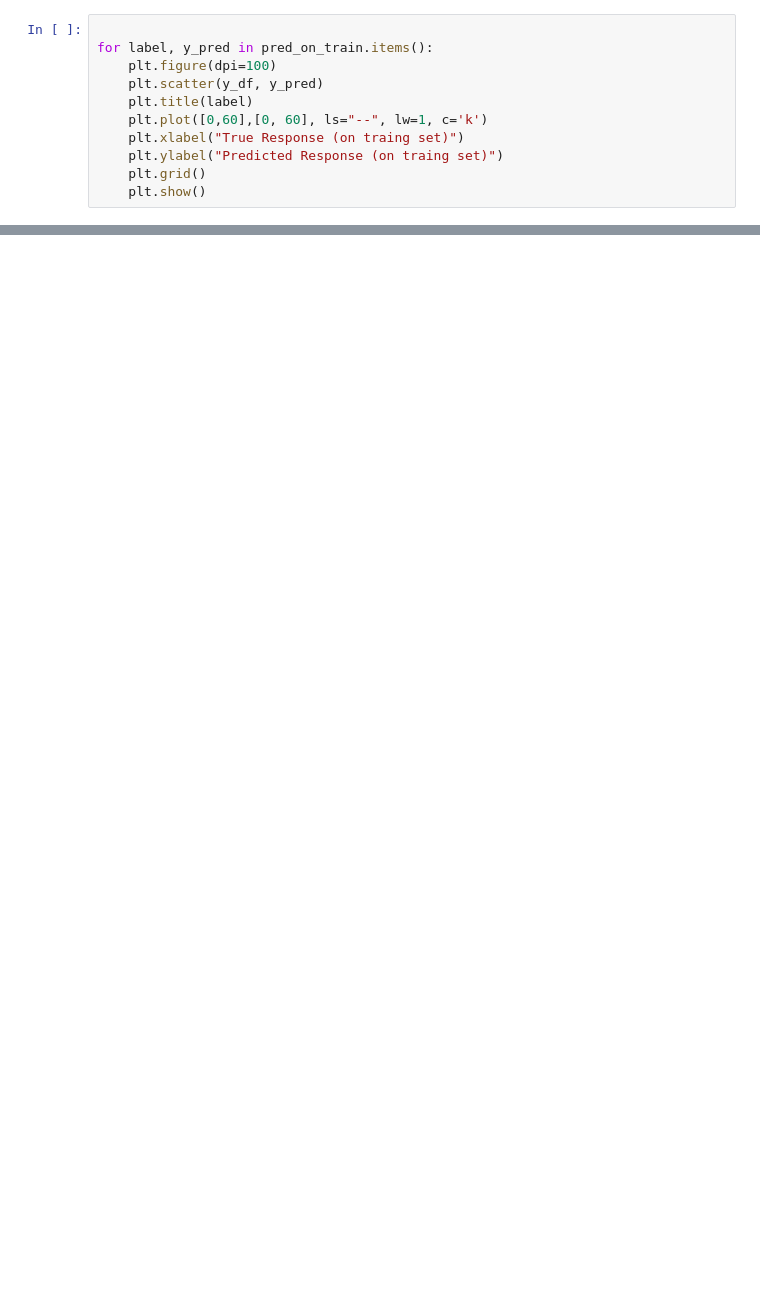
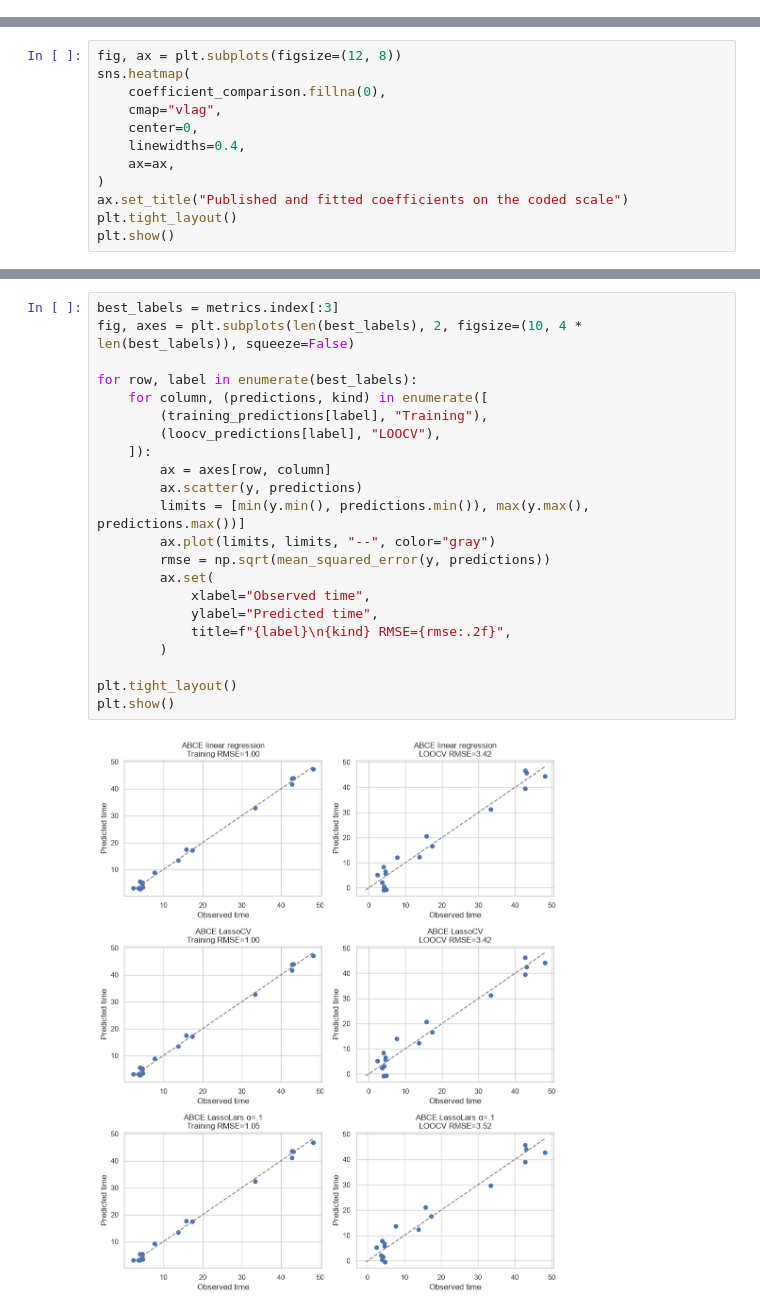
Before and after one commit to danieleongari/definitive_screening_design, a Jupyter notebook: notebooks/5_analysis_of_response_compare.ipynb, the cells around one changed output, grey strips where cells are left out. Saved outputs shown, nothing was run; the diff lists cells and outputs as text; blank space fills up the shorter version.

```diff
--- a/notebooks/5_analysis_of_response_compare.ipynb
+++ b/notebooks/5_analysis_of_response_compare.ipynb
@@ -195,11 +165,0 @@ df_main
-# %%
-
-for label, y_pred in pred_on_train.items():
-    plt.figure(dpi=100)
-    plt.scatter(y_df, y_pred)
-    plt.title(label)
-    plt.plot([0,60],[0, 60], ls="--", lw=1, c='k')
-    plt.xlabel("True Response (on traing set)")
-    plt.ylabel("Predicted Response (on traing set)")
-    plt.grid()
-    plt.show()
@@ -225,0 +266,12 @@ for label, y_pred in pred_on_train.items():
+# %%
+fig, ax = plt.subplots(figsize=(12, 8))
+sns.heatmap(
+    coefficient_comparison.fillna(0),
+    cmap="vlag",
+    center=0,
+    linewidths=0.4,
+    ax=ax,
+)
+ax.set_title("Published and fitted coefficients on the coded scale")
+plt.tight_layout()
+plt.show()
@@ -225,0 +284,24 @@ for label, y_pred in pred_on_train.items():
+# %%
+best_labels = metrics.index[:3]
+fig, axes = plt.subplots(len(best_labels), 2, figsize=(10, 4 * len(best_labels)), squeeze=False)
+
+for row, label in enumerate(best_labels):
+    for column, (predictions, kind) in enumerate([
+        (training_predictions[label], "Training"),
+        (loocv_predictions[label], "LOOCV"),
+    ]):
+        ax = axes[row, column]
+        ax.scatter(y, predictions)
+        limits = [min(y.min(), predictions.min()), max(y.max(), predictions.max())]
+        ax.plot(limits, limits, "--", color="gray")
+        rmse = np.sqrt(mean_squared_error(y, predictions))
+        ax.set(
+            xlabel="Observed time",
+            ylabel="Predicted time",
+            title=f"{label}\n{kind} RMSE={rmse:.2f}",
+        )
+
+plt.tight_layout()
+plt.show()
+# %% [output]
+[figure, added]
```
Also changed, not shown: parts of 22 cells of this notebook, 4 other files.
